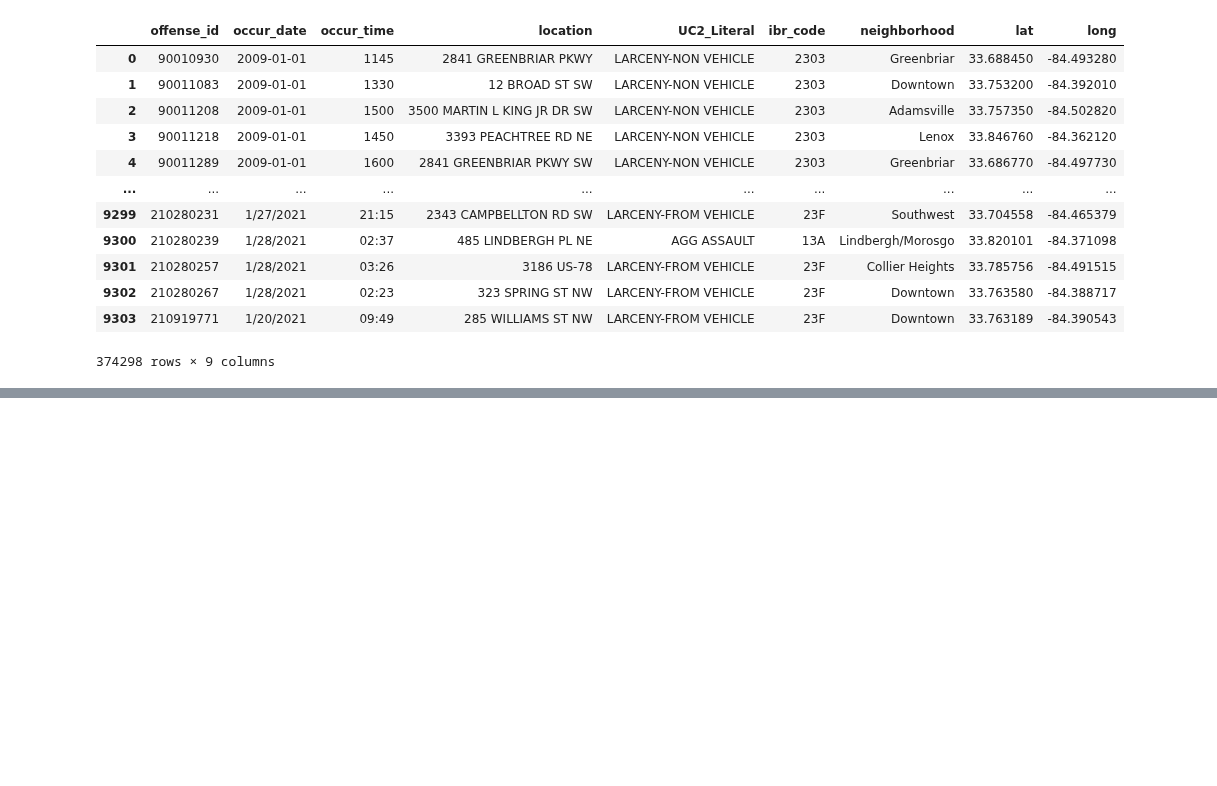
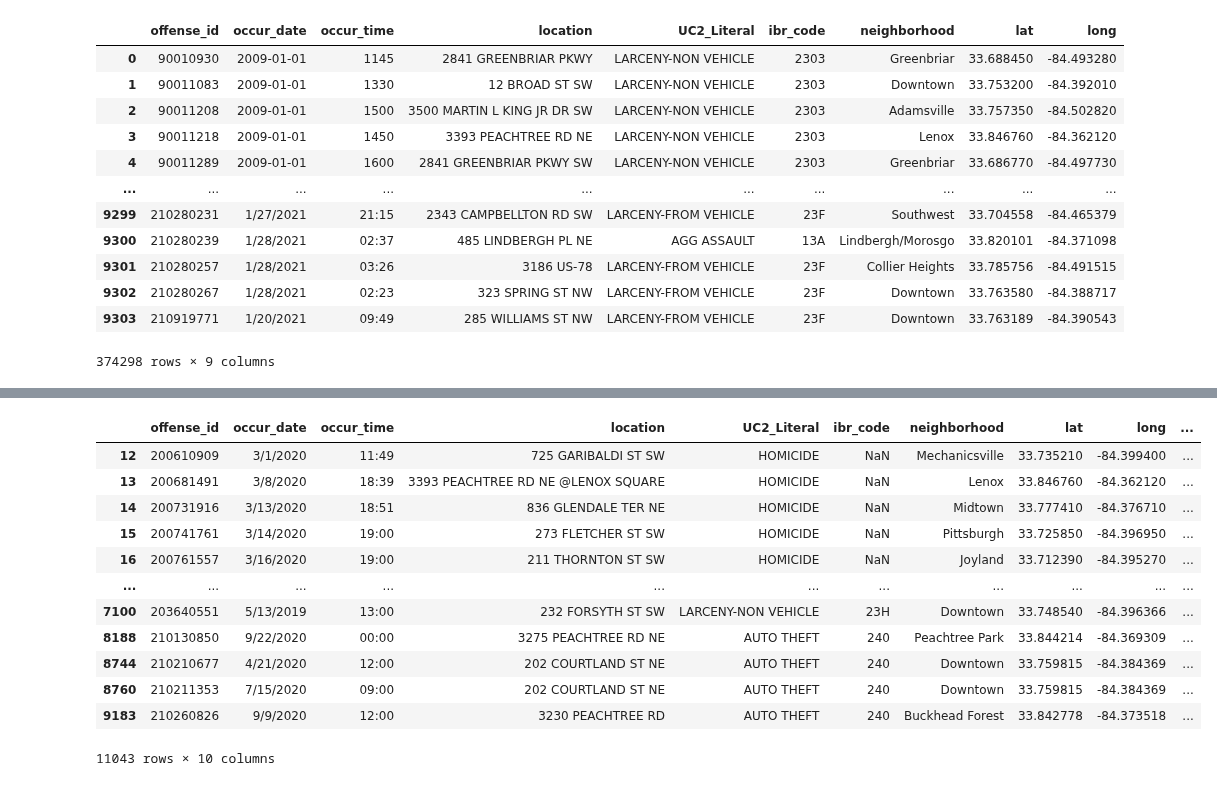
Before and after one commit to cayelsie/Crime-trends-in-Atlanta, a Jupyter notebook: Untitled.ipynb, the cells around one changed output, grey strips where cells are left out. Cells and saved outputs as stored; diff of their text form; code cells hidden in the pictures; blank space fills up the shorter version.

```diff
--- a/Untitled.ipynb
+++ b/Untitled.ipynb
@@ -143,0 +207,2 @@ crime_09_21
+# %%
+crime_09_21=crime_09_21.dropna(how='any')
@@ -143,0 +260,3 @@ crime_09_21
+# %%
+crime_09_21['timestamp'] = pd.to_datetime(crime_09_21['occur_date'],format='%Y%m%d', errors='ignore')
+crime_09_21['timestamp']
@@ -143,0 +276,17 @@ crime_09_21
+# %%
+timestamp=crime_09_21.loc[crime_09_21['timestamp']>='2020-01-01',:]
+timestamp
+# %% [output]
+|  | offense_id | occur_date | occur_time | location | UC2_Literal | ibr_code | neighborhood | lat | long | ... |
+| 12 | 200610909 | 3/1/2020 | 11:49 | 725 GARIBALDI ST SW | HOMICIDE | NaN | Mechanicsville | 33.735210 | -84.399400 | ... |
+| 13 | 200681491 | 3/8/2020 | 18:39 | 3393 PEACHTREE RD NE @LENOX SQUARE | HOMICIDE | NaN | Lenox | 33.846760 | -84.362120 | ... |
+| 14 | 200731916 | 3/13/2020 | 18:51 | 836 GLENDALE TER NE | HOMICIDE | NaN | Midtown | 33.777410 | -84.376710 | ... |
+| 15 | 200741761 | 3/14/2020 | 19:00 | 273 FLETCHER ST SW | HOMICIDE | NaN | Pittsburgh | 33.725850 | -84.396950 | ... |
+| 16 | 200761557 | 3/16/2020 | 19:00 | 211 THORNTON ST SW | HOMICIDE | NaN | Joyland | 33.712390 | -84.395270 | ... |
+| ... | ... | ... | ... | ... | ... | ... | ... | ... | ... | ... |
+| 7100 | 203640551 | 5/13/2019 | 13:00 | 232 FORSYTH ST SW | LARCENY-NON VEHICLE | 23H | Downtown | 33.748540 | -84.396366 | ... |
+| 8188 | 210130850 | 9/22/2020 | 00:00 | 3275 PEACHTREE RD NE | AUTO THEFT | 240 | Peachtree Park | 33.844214 | -84.369309 | ... |
+| 8744 | 210210677 | 4/21/2020 | 12:00 | 202 COURTLAND ST NE | AUTO THEFT | 240 | Downtown | 33.759815 | -84.384369 | ... |
+| 8760 | 210211353 | 7/15/2020 | 09:00 | 202 COURTLAND ST NE | AUTO THEFT | 240 | Downtown | 33.759815 | -84.384369 | ... |
+| 9183 | 210260826 | 9/9/2020 | 12:00 | 3230 PEACHTREE RD | AUTO THEFT | 240 | Buckhead Forest | 33.842778 | -84.373518 | ... |
+11043 rows × 10 columns
```
Also changed, not shown: parts of 16 cells of this notebook, 3 other files.
